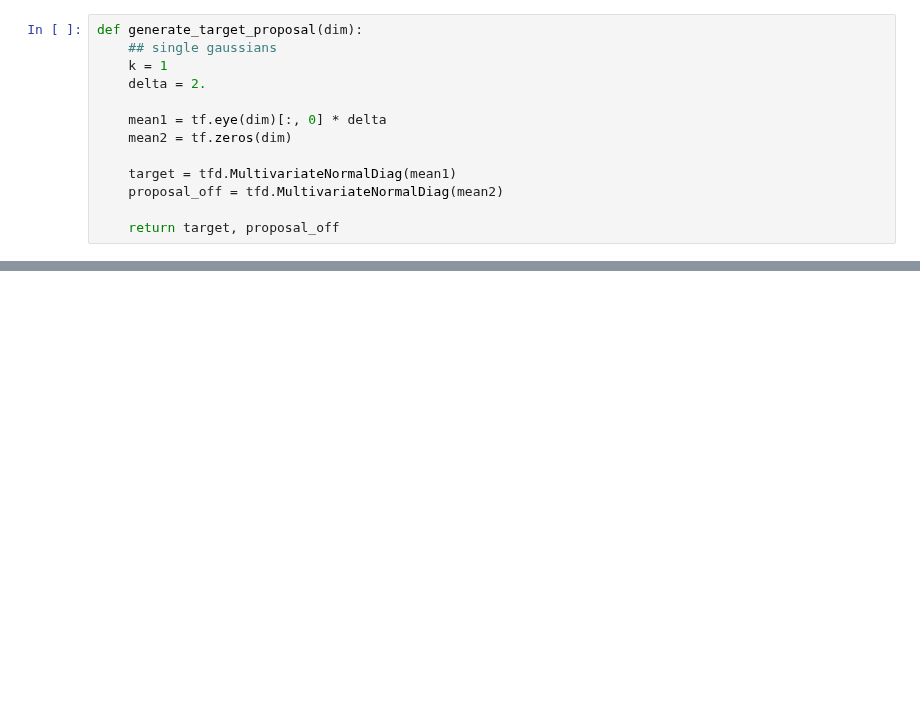
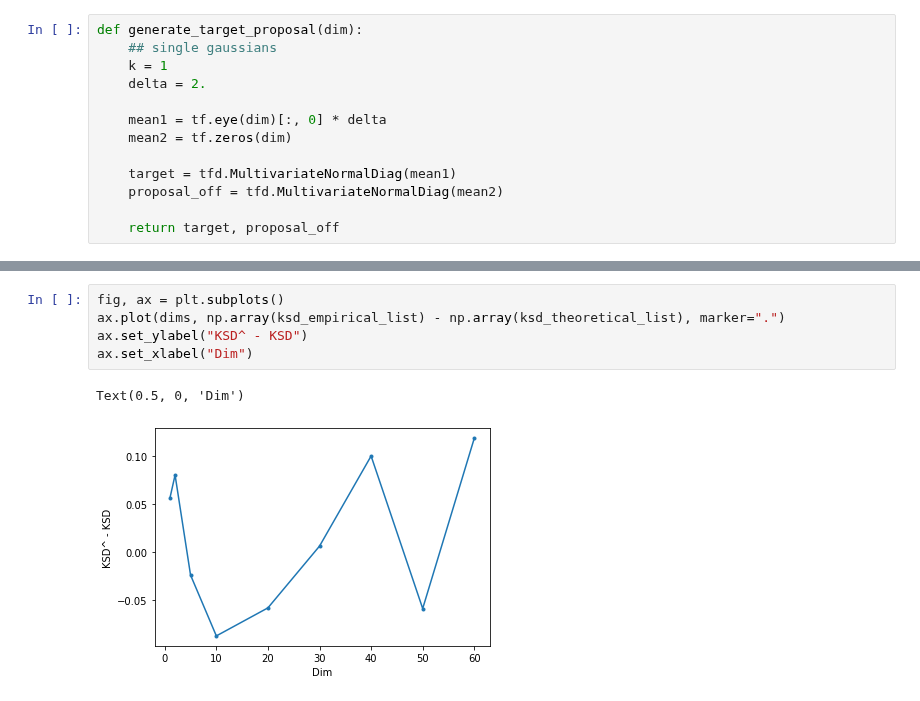
Before and after one commit to XingLLiu/u-stat-high-dim, a Jupyter notebook: scalability_with_dim.ipynb, the cells around one changed output, grey strips where cells are left out. Cells and saved outputs as stored; diff of their text form; blank space fills up the shorter version.

```diff
--- a/scalability_with_dim.ipynb
+++ b/scalability_with_dim.ipynb
@@ -139,0 +194,8 @@ dim: 500
+# %%
+fig, ax = plt.subplots()
+ax.plot(dims, np.array(ksd_empirical_list) - np.array(ksd_theoretical_list), marker=".")
+ax.set_ylabel("KSD^ - KSD")
+ax.set_xlabel("Dim")
+# %% [output]
+Text(0.5, 0, 'Dim')
+[figure, added]
```
Also changed, not shown: parts of 11 cells of this notebook, 1 other file.
